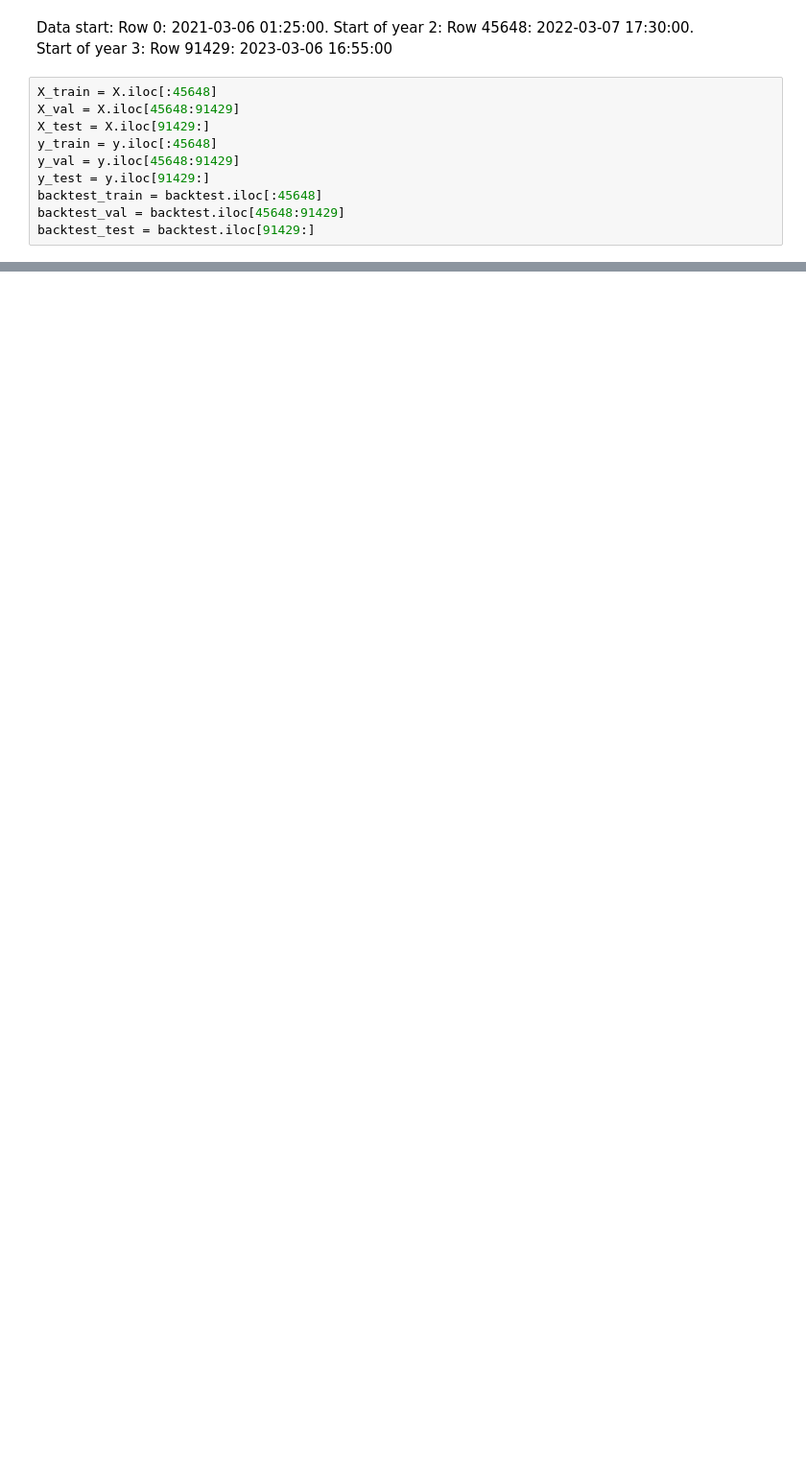
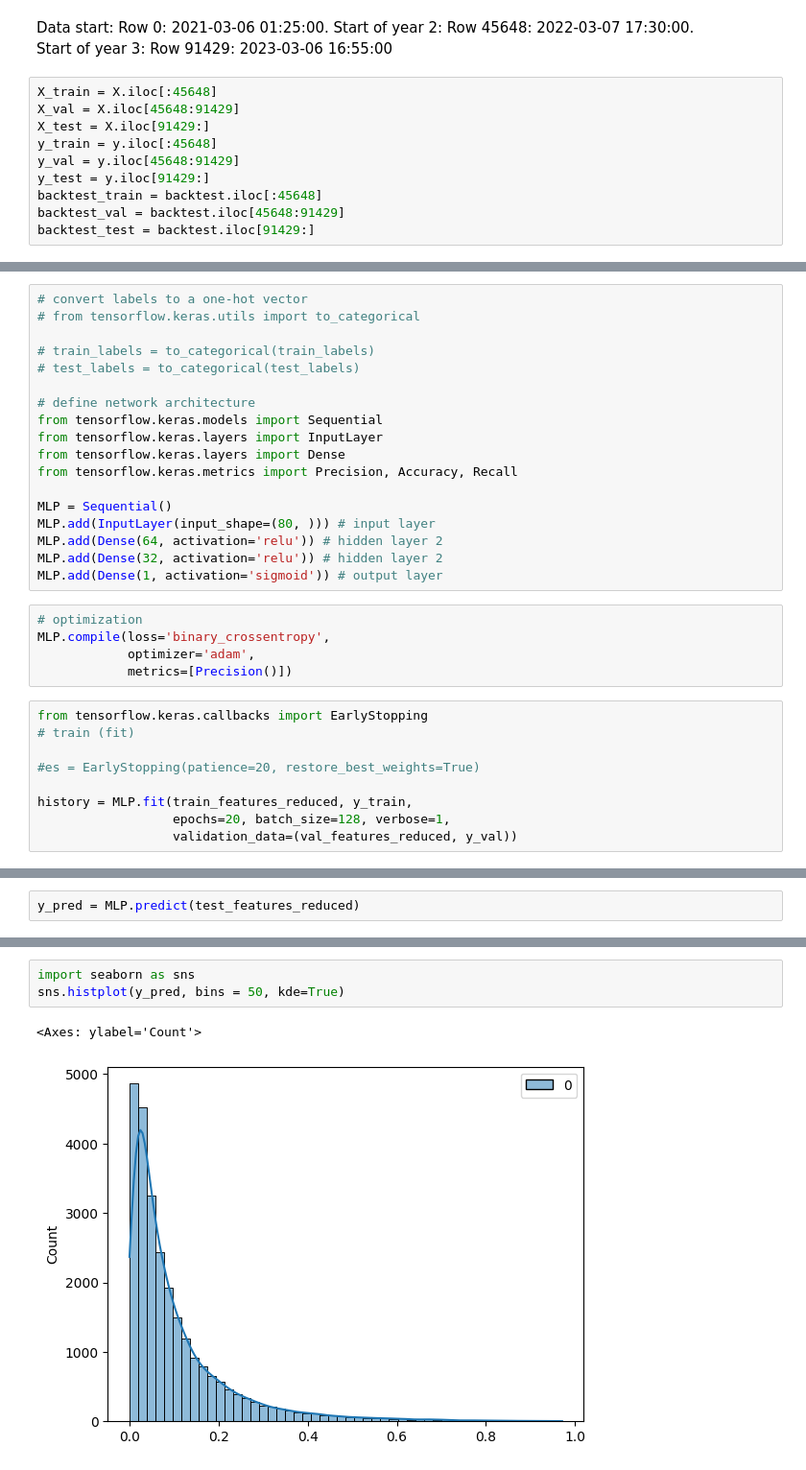
Before and after one commit to lucasglanville/and_theyre_off_backend, a Jupyter notebook: notebooks/Model_Testing.ipynb, the cells around one changed output, grey strips where cells are left out. Shown at 96% size. Saved outputs shown, nothing was run; the diff lists cells and outputs as text; blank space fills up the shorter version.

Commit message:
initial model work

```diff
--- a/notebooks/Model_Testing.ipynb
+++ b/notebooks/Model_Testing.ipynb
@@ -619,0 +656,32 @@ pd.set_option('display.max_rows', None)
+# %%
+# convert labels to a one-hot vector
+# from tensorflow.keras.utils import to_categorical
+
+# train_labels = to_categorical(train_labels)
+# test_labels = to_categorical(test_labels)
+
+# define network architecture
+from tensorflow.keras.models import Sequential
+from tensorflow.keras.layers import InputLayer
+from tensorflow.keras.layers import Dense
+from tensorflow.keras.metrics import Precision, Accuracy, Recall
+
+MLP = Sequential()
+MLP.add(InputLayer(input_shape=(80, ))) # input layer
+MLP.add(Dense(64, activation='relu')) # hidden layer 2
+MLP.add(Dense(32, activation='relu')) # hidden layer 2
+MLP.add(Dense(1, activation='sigmoid')) # output layer
+# %%
+# optimization
+MLP.compile(loss='binary_crossentropy',
+            optimizer='adam',
+            metrics=[Precision()])
+# %%
+from tensorflow.keras.callbacks import EarlyStopping
+# train (fit)
+
+#es = EarlyStopping(patience=20, restore_best_weights=True)
+
+history = MLP.fit(train_features_reduced, y_train,
+                  epochs=20, batch_size=128, verbose=1,
+                  validation_data=(val_features_reduced, y_val))
@@ -619,0 +717,2 @@ pd.set_option('display.max_rows', None)
+# %%
+y_pred = MLP.predict(test_features_reduced)
@@ -619,0 +731,6 @@ pd.set_option('display.max_rows', None)
+# %%
+import seaborn as sns
+sns.histplot(y_pred, bins = 50, kde=True)
+# %% [output]
+<Axes: ylabel='Count'>
+[figure, added]
```
Also changed, not shown: parts of 37 cells of this notebook, 6 other files.
